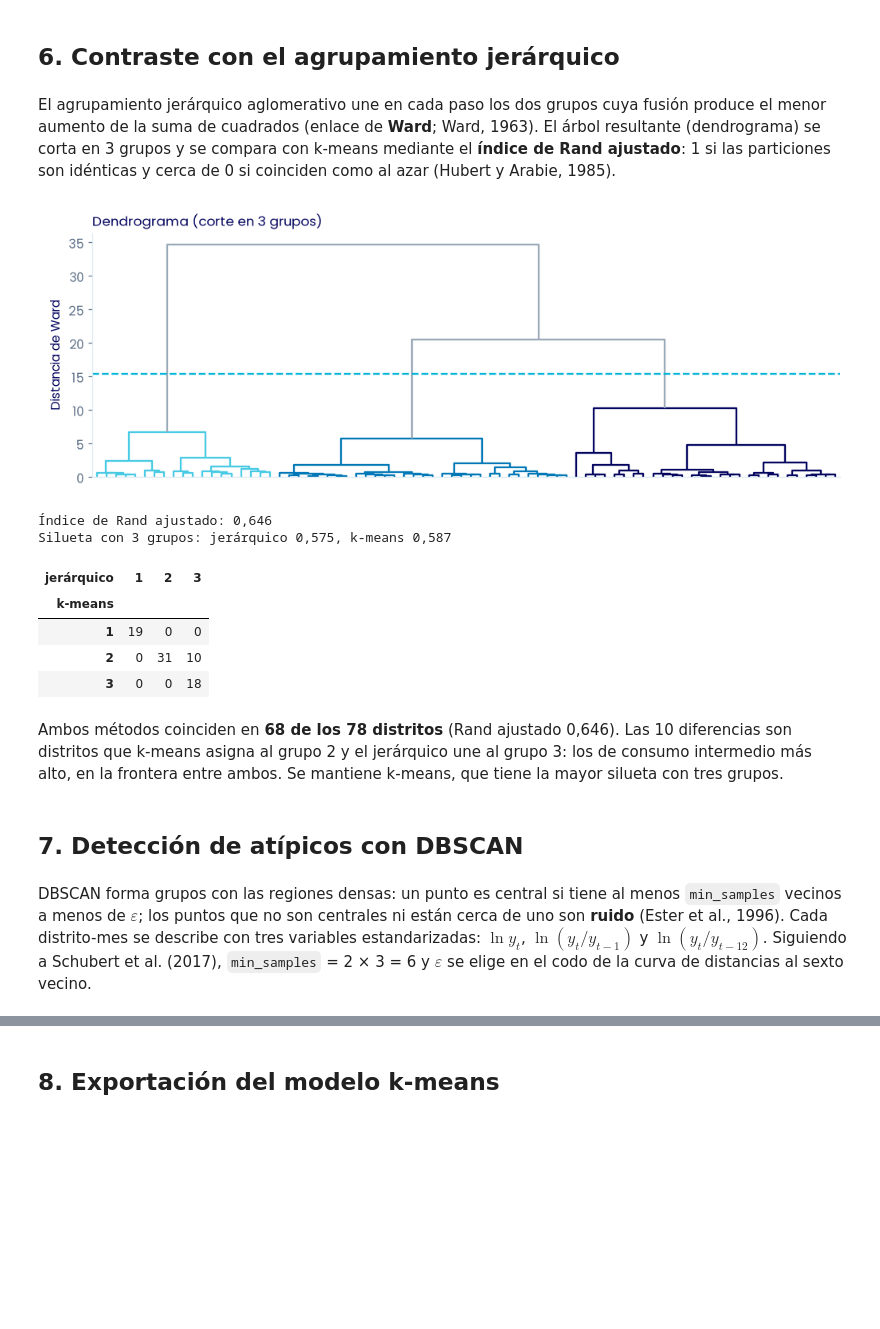
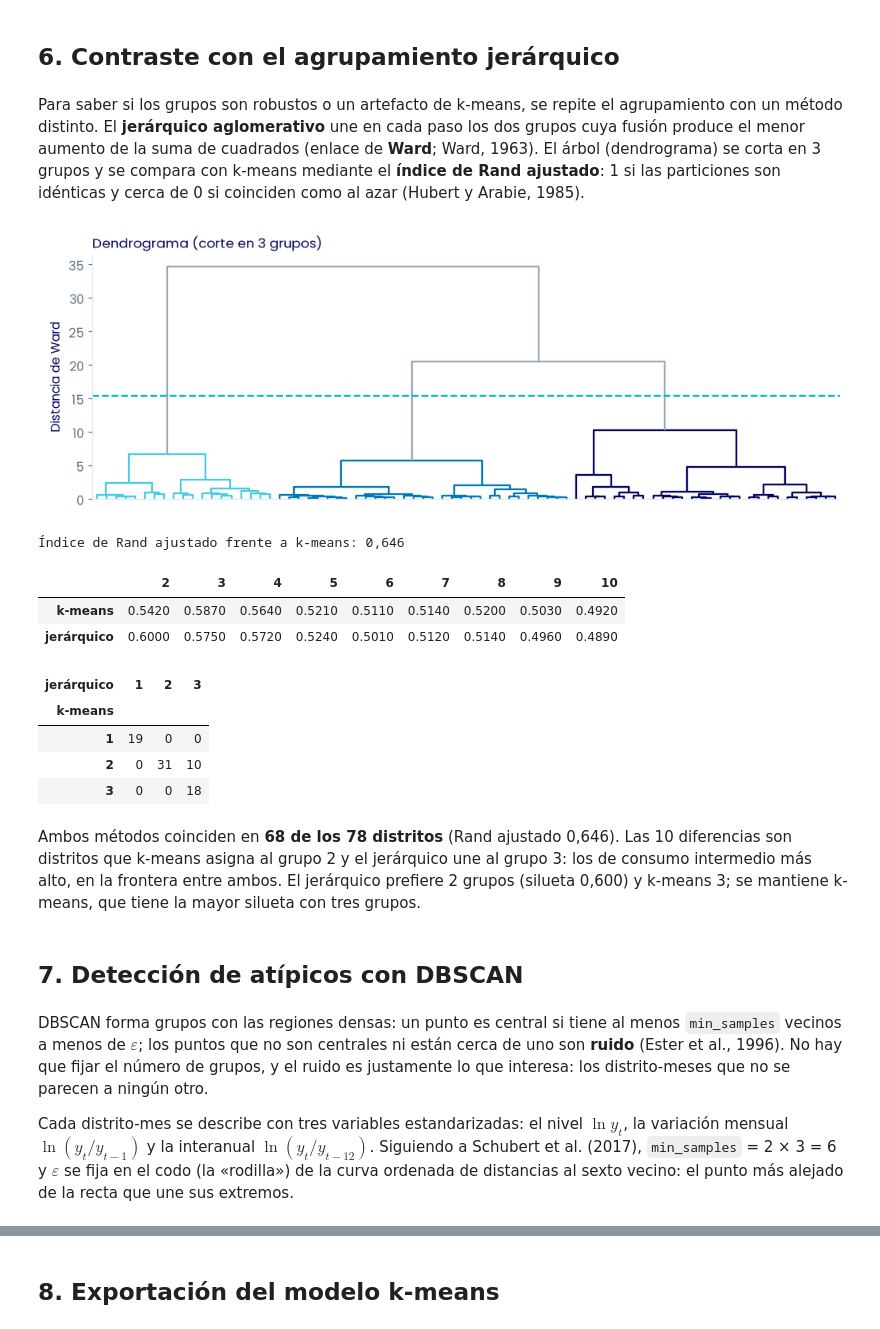
Before and after one commit to engiegarcia/machine-learning-backend, a Jupyter notebook: notebooks/02_no_supervisado.ipynb, the cells around one changed output, grey strips where cells are left out. Cells and saved outputs as stored; diff of their text form; code cells hidden in the pictures; blank space fills up the shorter version.

Commit message:
docs(notebooks): write clustering and DBSCAN steps inline and export k-means metadata

```diff
--- a/notebooks/02_no_supervisado.ipynb
+++ b/notebooks/02_no_supervisado.ipynb
@@ -185,42 +216,47 @@ La primera componente explica el **99,4 %** de la varianza: los doce meses de un
 
 ## 6. Contraste con el agrupamiento jerárquico
 # %% [markdown]
-El agrupamiento jerárquico aglomerativo une en cada paso los dos grupos cuya fusión produce el menor aumento de la suma de cuadrados (enlace de **Ward**; Ward, 1963). El árbol resultante (dendrograma) se corta en 3 grupos y se compara con k-means mediante el **índice de Rand ajustado**: 1 si las particiones son idénticas y cerca de 0 si coinciden como al azar (Hubert y Arabie, 1985).
+Para saber si los grupos son robustos o un artefacto de k-means, se repite el agrupamiento con un método distinto. El **jerárquico aglomerativo** une en cada paso los dos grupos cuya fusión produce el menor aumento de la suma de cuadrados (enlace de **Ward**; Ward, 1963). El árbol (dendrograma) se corta en 3 grupos y se compara con k-means mediante el **índice de Rand ajustado**: 1 si las particiones son idénticas y cerca de 0 si coinciden como al azar (Hubert y Arabie, 1985).
 # %%
-from scipy.cluster.hierarchy import dendrogram, linkage, set_link_color_palette
+from scipy.cluster.hierarchy import dendrogram, fcluster, linkage, set_link_color_palette
 
+Z = linkage(X, method="ward")
+sil_j = {k: silhouette_score(X, fcluster(Z, k, "maxclust")) for k in ks}
+etiquetas_j = fcluster(Z, 3, "maxclust")
+ari = adjusted_rand_score(km.grupo.loc[perfiles.index], etiquetas_j)
 set_link_color_palette([AQUA, BLUE, NAVY])
-jq = jerarquico_distritos(km)
+corte = (Z[-3, 2] + Z[-2, 2]) / 2
 fig, ax = plt.subplots(figsize=(11, 3.6))
-dendrogram(
-    linkage(X, method="ward"),
-    ax=ax,
-    no_labels=True,
-    color_threshold=jq["altura_corte"],
-    above_threshold_color=GRIS,
-)
-ax.axhline(jq["altura_corte"], color=CYAN, ls="--")
+dendrogram(Z, ax=ax, no_labels=True, color_threshold=corte, above_threshold_color=GRIS)
+ax.axhline(corte, color=CYAN, ls="--")
 ax.set(ylabel="Distancia de Ward", title="Dendrograma (corte en 3 grupos)")
 ax.grid(False)
 plt.show()
-print(f"Índice de Rand ajustado: {coma(jq['ari'], 3)}")
-print(f"Silueta con 3 grupos: jerárquico {coma(jq['silueta'][3], 3)}, k-means {coma(sil[3], 3)}")
-pd.DataFrame(jq["coincidencias"]).T.rename_axis(index="k-means", columns="jerárquico")
+print(f"Índice de Rand ajustado frente a k-means: {coma(ari, 3)}")
+pd.DataFrame({"k-means": sil, "jerárquico": sil_j}).T.round(3)
 # %% [output]
 [figure]
-Índice de Rand ajustado: 0,646
-Silueta con 3 grupos: jerárquico 0,575, k-means 0,587
+Índice de Rand ajustado frente a k-means: 0,646
-| jerárquico | 1 | 2 | 3 |
-| k-means |  |  |  |
-| 1 | 19 | 0 | 0 |
-| 2 | 0 | 31 | 10 |
-| 3 | 0 | 0 | 18 |
+|  | 2 | 3 | 4 | 5 | 6 | 7 | 8 | 9 | 10 |
+| k-means | 0.5420 | 0.5870 | 0.5640 | 0.5210 | 0.5110 | 0.5140 | 0.5200 | 0.5030 | 0.4920 |
+| jerárquico | 0.6000 | 0.5750 | 0.5720 | 0.5240 | 0.5010 | 0.5120 | 0.5140 | 0.4960 | 0.4890 |
+# %%
+jq = jerarquico_distritos(km)  # misma comparación con la numeración de grupos por consumo
+pd.DataFrame(jq["coincidencias"]).T.rename_axis(index="k-means", columns="jerárquico")
+# %% [output]
+| jerárquico | 1 | 2 | 3 |
+| k-means |  |  |  |
+| 1 | 19 | 0 | 0 |
+| 2 | 0 | 31 | 10 |
+| 3 | 0 | 0 | 18 |
 # %% [markdown]
-Ambos métodos coinciden en **68 de los 78 distritos** (Rand ajustado 0,646). Las 10 diferencias son distritos que k-means asigna al grupo 2 y el jerárquico une al grupo 3: los de consumo intermedio más alto, en la frontera entre ambos. Se mantiene k-means, que tiene la mayor silueta con tres grupos.
+Ambos métodos coinciden en **68 de los 78 distritos** (Rand ajustado 0,646). Las 10 diferencias son distritos que k-means asigna al grupo 2 y el jerárquico une al grupo 3: los de consumo intermedio más alto, en la frontera entre ambos. El jerárquico prefiere 2 grupos (silueta 0,600) y k-means 3; se mantiene k-means, que tiene la mayor silueta con tres grupos.
 # %% [markdown]
 <a id="detección-de-atípicos-con-dbscan"></a>
 
 ## 7. Detección de atípicos con DBSCAN
 # %% [markdown]
-DBSCAN forma grupos con las regiones densas: un punto es central si tiene al menos `min_samples` vecinos a menos de $\varepsilon$; los puntos que no son centrales ni están cerca de uno son **ruido** (Ester et al., 1996). Cada distrito-mes se describe con tres variables estandarizadas: $\ln y_t$, $\ln(y_t/y_{t-1})$ y $\ln(y_t/y_{t-12})$. Siguiendo a Schubert et al. (2017), `min_samples` = 2 × 3 = 6 y $\varepsilon$ se elige en el codo de la curva de distancias al sexto vecino.
+DBSCAN forma grupos con las regiones densas: un punto es central si tiene al menos `min_samples` vecinos a menos de $\varepsilon$; los puntos que no son centrales ni están cerca de uno son **ruido** (Ester et al., 1996). No hay que fijar el número de grupos, y el ruido es justamente lo que interesa: los distrito-meses que no se parecen a ningún otro.
+
+Cada distrito-mes se describe con tres variables estandarizadas: el nivel $\ln y_t$, la variación mensual $\ln(y_t/y_{t-1})$ y la interanual $\ln(y_t/y_{t-12})$. Siguiendo a Schubert et al. (2017), `min_samples` = 2 × 3 = 6 y $\varepsilon$ se fija en el codo (la «rodilla») de la curva ordenada de distancias al sexto vecino: el punto más alejado de la recta que une sus extremos.
 # %%
```
Also changed, not shown: parts of 18 cells of this notebook, 1 other file.
